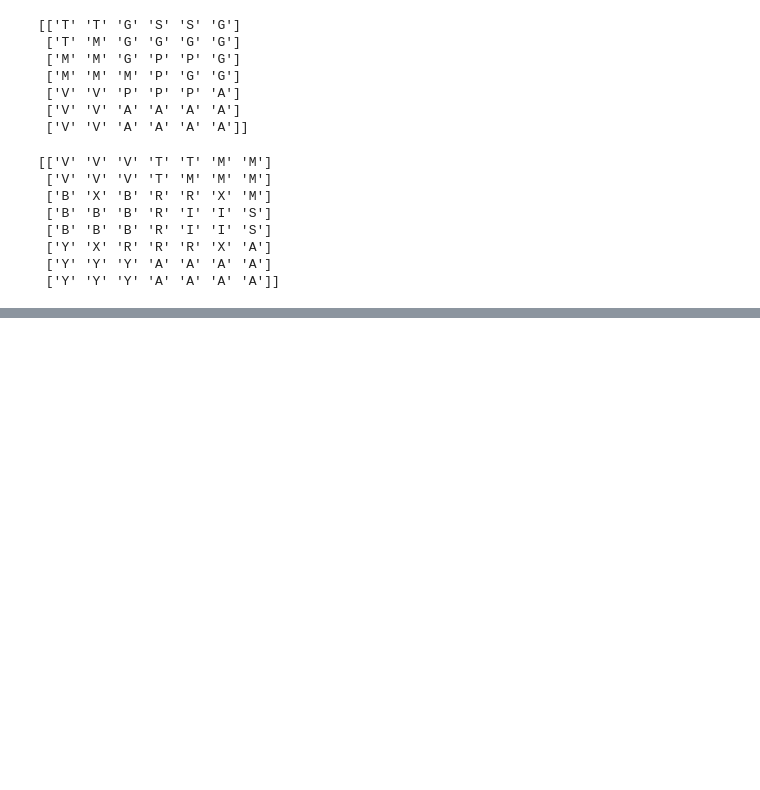
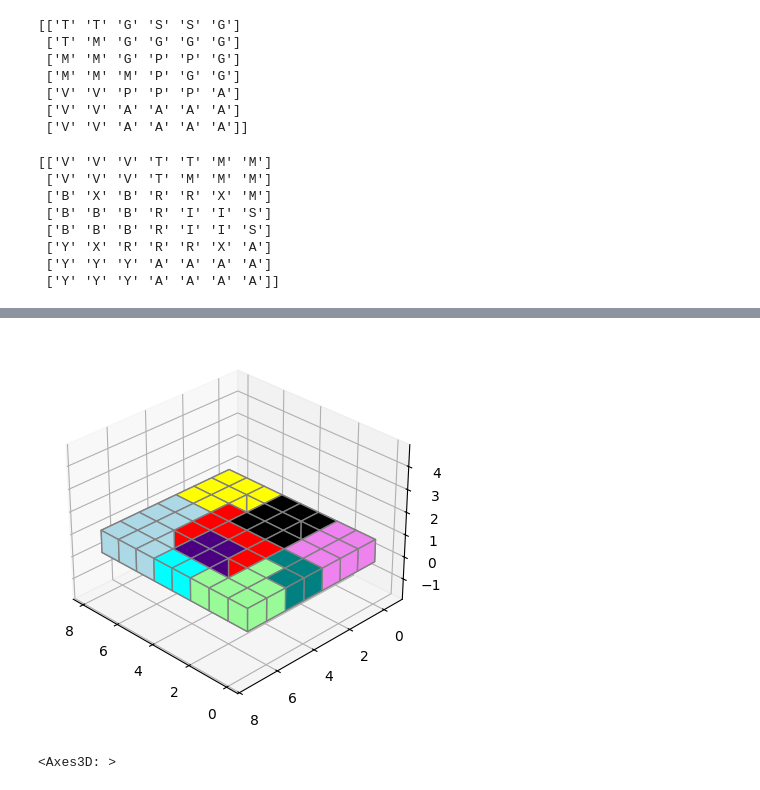
Before and after one commit to pdornian/cat_stax_solver, a Jupyter notebook: sandbox.ipynb, the cells around one changed output, grey strips where cells are left out. Cells and saved outputs as stored; diff of their text form; code cells hidden in the pictures; blank space fills up the shorter version.

Commit message:
2d array to voxel plotting sandboxed.

```diff
--- a/sandbox.ipynb
+++ b/sandbox.ipynb
@@ -80,0 +58,15 @@ grid, cats = solve_puzzle(['black',
+# %%
+colour_map = {"V": 'violet',
+             'T': 'teal',
+             'M': 'palegreen', #no default colour
+             'B': 'black',
+             "X": 'xkcd:putty', #walls
+             "R": 'red',
+             "I": 'indigo',
+             "S": 'cyan',
+             "G": 'green',
+             "A": 'lightblue',
+             "Y": 'yellow',
+             "P": 'pink',
+             "W": 'white'
+             }
@@ -80,0 +105,15 @@ grid, cats = solve_puzzle(['black',
+# %%
+grid16=init_puzzle_grid(8, 7, blocked_indices=((2,1),
+                                       (2, 5),
+                                       (5, 1),
+                                       (5, 5)))
+
+solved_grid16, cats = solve_puzzle(['black',
+                           'indigo',
+                           'arctic',
+                           'yellow',
+                           'violet',
+                           'mint',
+                           'teal',
+                           'sky',
+                           'red'], grid16)
@@ -80,0 +129,5 @@ grid, cats = solve_puzzle(['black',
+# %%
+plot_puzzle(solved_grid16, az=135)
+# %% [output]
+[figure, added]
+<Axes3D: >
```
Also changed, not shown: parts of 5 cells of this notebook.
